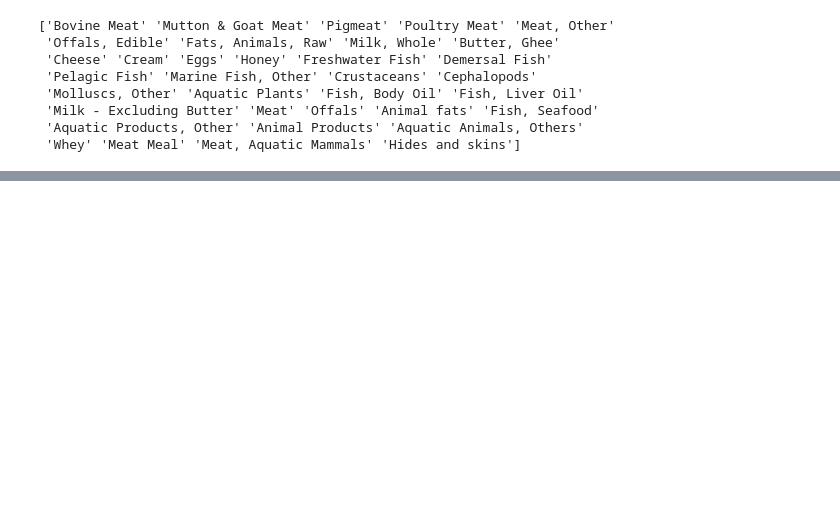
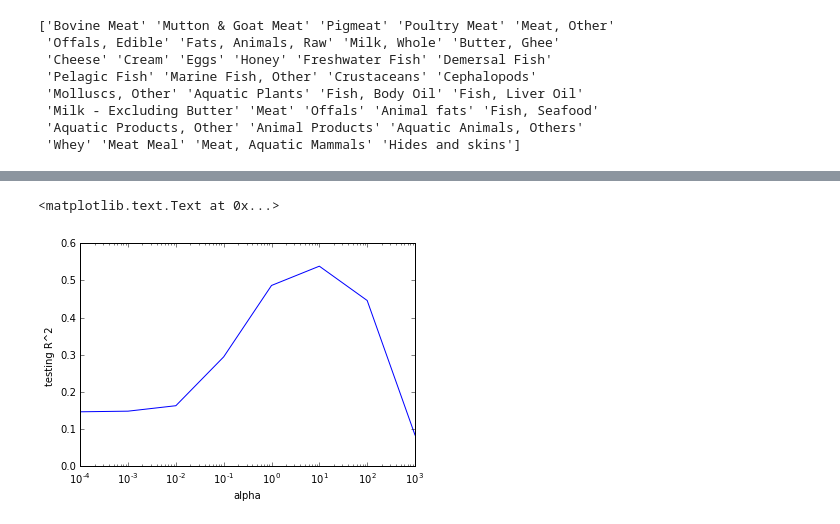
Before and after one commit to klostest/diet-and-health, a Jupyter notebook: diet-and-health.ipynb, the cells around one changed output, grey strips where cells are left out. Drawn from its saved outputs; the diff is of its cells as text; code cells hidden in the pictures; blank space fills up the shorter version.

```diff
--- a/diet-and-health.ipynb
+++ b/diet-and-health.ipynb
@@ -283,10 +343,19 @@ for i in range(2):
 # %%
 #Merge meat and crop into one food data set
-all_food = [0]*2
+all_food = [None]*2
+all_food_no_agg = [None]*2
 for i in range(2):  #Training and testing data
     all_food[i] = pd.merge(food_means[0][i], food_means[1][i], right_index=True, left_index=True)
+    all_food_no_agg[i] = all_food[i].drop(['Meat', 'Fish, Seafood',
+                                   'Cereals - Excluding Beer', 'Oilcrops', 'Roots & Tuber Dry Equiv',
+                                    'Starchy Roots', 'Sugar & Sweeteners', 'Vegetables', 'Pulses',
+                                    'Nuts and products', 'Groundnuts (in Shell Eq)', 'Fruits - Excluding Wine',
+                                    'Stimulants', 'Spices', 'Vegetable Oils', 'Alcoholic Beverages',
+                                    'Sugar (Raw Equivalent)', 'Sugar, Raw Equivalent',
+                                    'Rice (Paddy Equivalent)'], axis=1)
 
 #There are a few more countries in 2000 than 2012, same number of food items
 print all_food[0].shape, all_food[1].shape
-# all_food[0].head()
+all_food[1].head()
+# all_food[1]['Population']
 # %% [output]
@@ -362 +491,9 @@ Train R^2 =  0.811315192643 , Test R^2 =  0.474963702691
+# %%
+#Plot testing score versus alphas
+plt.semilogx(alphas, test_score)
+plt.xlabel('alpha')
+plt.ylabel('testing R^2')
+# %% [output]
+<matplotlib.text.Text at 0x...>
+[figure, added]
 # %% [markdown]
```
Also changed, not shown: parts of 40 cells of this notebook.
